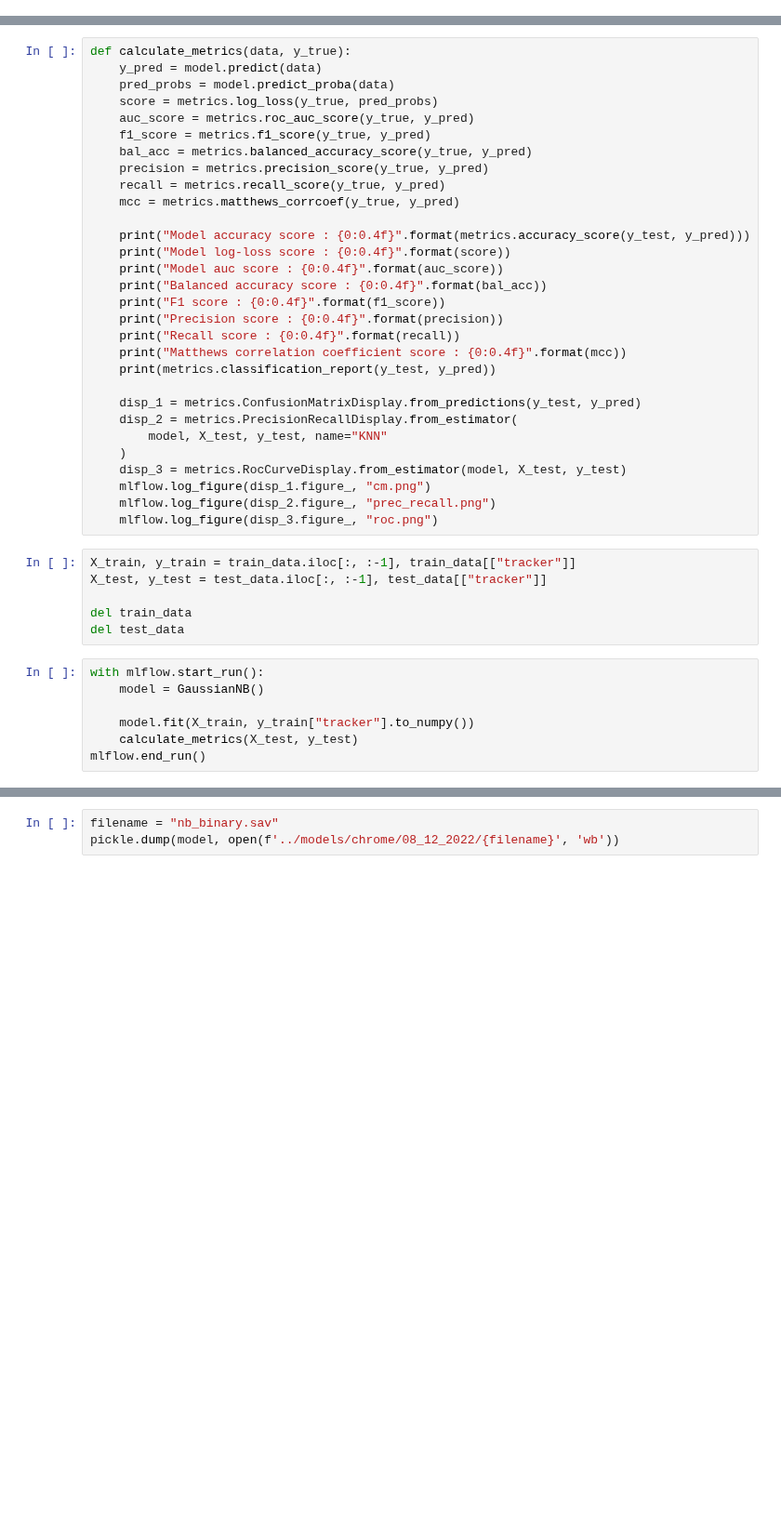
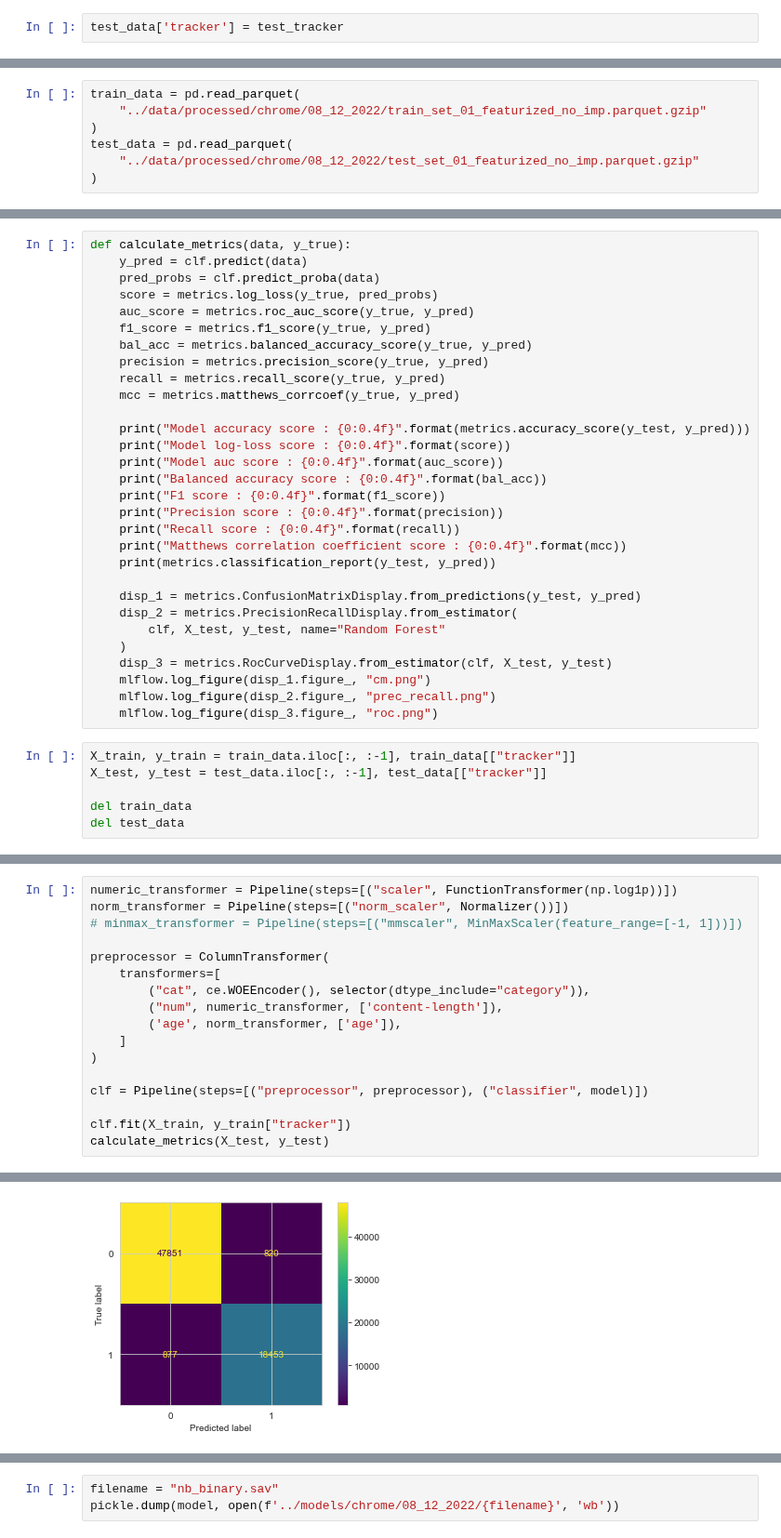
Before and after one commit to wolfrieder/http-response-classifier, a Jupyter notebook: notebooks/modeling_only_binary.ipynb, the cells around one changed output, grey strips where cells are left out. Shown at 93% size. Cells and saved outputs as stored; diff of their text form; blank space fills up the shorter version.

```diff
--- a/notebooks/modeling_only_binary.ipynb
+++ b/notebooks/modeling_only_binary.ipynb
@@ -84,3 +88,5 @@ test_data = test_data.iloc[:, 4:-3]
+# %%
+test_data['tracker'] = test_tracker
 # %%
 # train_data.reset_index(inplace=True, drop=True)
 # test_data.reset_index(inplace=True, drop=True)
@@ -120,0 +146,7 @@ Wall time: 26.6 ms
+# %%
+train_data = pd.read_parquet(
+    "../data/processed/chrome/08_12_2022/train_set_01_featurized_no_imp.parquet.gzip"
+)
+test_data = pd.read_parquet(
+    "../data/processed/chrome/08_12_2022/test_set_01_featurized_no_imp.parquet.gzip"
+)
@@ -139,7 +210,7 @@ Wall time: 26.6 ms
 # %%
 def calculate_metrics(data, y_true):
-    y_pred = model.predict(data)
-    pred_probs = model.predict_proba(data)
+    y_pred = clf.predict(data)
+    pred_probs = clf.predict_proba(data)
     score = metrics.log_loss(y_true, pred_probs)
     auc_score = metrics.roc_auc_score(y_true, y_pred)
     f1_score = metrics.f1_score(y_true, y_pred)
@@ -160,9 +231,9 @@ def calculate_metrics(data, y_true):
 
     disp_1 = metrics.ConfusionMatrixDisplay.from_predictions(y_test, y_pred)
     disp_2 = metrics.PrecisionRecallDisplay.from_estimator(
-        model, X_test, y_test, name="KNN"
+        clf, X_test, y_test, name="Random Forest"
     )
-    disp_3 = metrics.RocCurveDisplay.from_estimator(model, X_test, y_test)
+    disp_3 = metrics.RocCurveDisplay.from_estimator(clf, X_test, y_test)
     mlflow.log_figure(disp_1.figure_, "cm.png")
     mlflow.log_figure(disp_2.figure_, "prec_recall.png")
     mlflow.log_figure(disp_3.figure_, "roc.png")
@@ -172,10 +243,3 @@ X_test, y_test = test_data.iloc[:, :-1], test_data[["tracker"]]
 
 del train_data
 del test_data
-# %%
-with mlflow.start_run():
-    model = GaussianNB()
-
-    model.fit(X_train, y_train["tracker"].to_numpy())
-    calculate_metrics(X_test, y_test)
-mlflow.end_run()
@@ -201,0 +246,18 @@ weighted avg       0.83      0.83      0.83     68001
+# %%
+numeric_transformer = Pipeline(steps=[("scaler", FunctionTransformer(np.log1p))])
+norm_transformer = Pipeline(steps=[("norm_scaler", Normalizer())])
+# minmax_transformer = Pipeline(steps=[("mmscaler", MinMaxScaler(feature_range=[-1, 1]))])
+
+preprocessor = ColumnTransformer(
+    transformers=[
+        ("cat", ce.WOEEncoder(), selector(dtype_include="category")),
+        ("num", numeric_transformer, ['content-length']),
+        ('age', norm_transformer, ['age']),
+    ]
+)
+
+clf = Pipeline(steps=[("preprocessor", preprocessor), ("classifier", model)])
+
+clf.fit(X_train, y_train["tracker"])
+calculate_metrics(X_test, y_test)
+# %% [output]
@@ -201,0 +280 @@ weighted avg       0.83      0.83      0.83     68001
+[figure, added]
```
Also changed, not shown: parts of 22 cells of this notebook, 26 other files.
